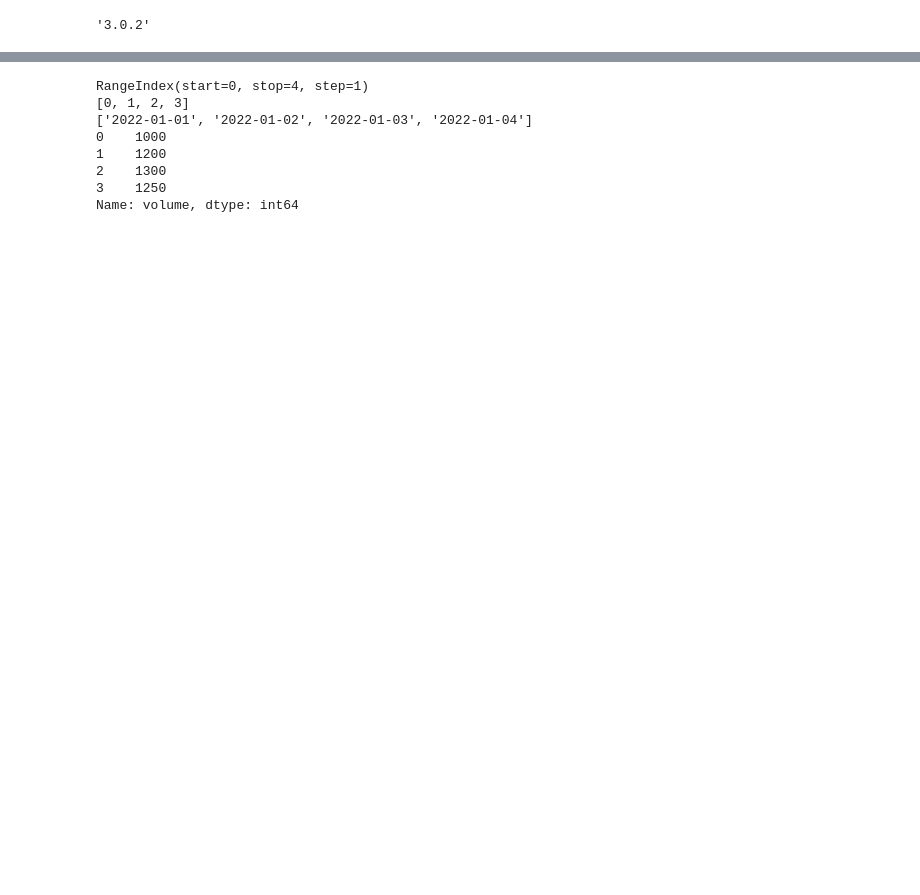
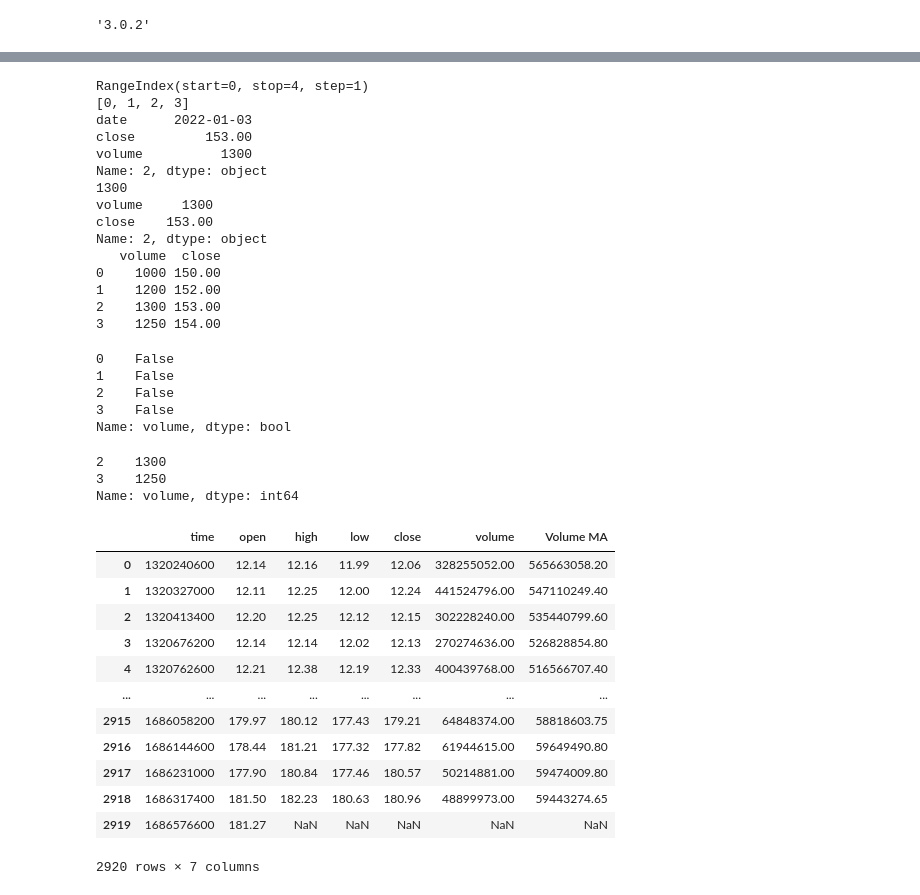
Before and after one commit to grazulisedgars/Python, a Jupyter notebook: chapter5.ipynb, the cells around one changed output, grey strips where cells are left out. Cells and saved outputs as stored; diff of their text form; code cells hidden in the pictures; blank space fills up the shorter version.

```diff
--- a/chapter5.ipynb
+++ b/chapter5.ipynb
@@ -1,5 +1,6 @@
 # %%
 import pandas as pd     # we import as pd so everytime when we call we just us pd instead of pandas
+pd.set_option('display.float_format', lambda x: '%.2f' % x)
 # %%
 pd.__version__
 # %% [output]
@@ -23,17 +24,59 @@ df # Because we are in jupyter notebook calling this give better output
 # %%
 print(df.index) # can access index
 print(list(df.index)) # can print them as lists
-print(list(df.date))
 
-print(df['volume'])
-
-# In the video up to 9:43 min
+#print(df['volume'])
+print(df.loc[2]) # We access 2nd row
+print(df.loc[2]['volume']) # We access specific value
+print(df.loc[2][['volume', 'close']]) # We can also access in such way using a list
+print(df[['volume','close']]) # this prints columns
 # %% [output]
 RangeIndex(start=0, stop=4, step=1)
 [0, 1, 2, 3]
-['2022-01-01', '2022-01-02', '2022-01-03', '2022-01-04']
-0    1000
-1    1200
-2    1300
-3    1250
-Name: volume, dtype: int64
+date      2022-01-03
+close         153.00
+volume          1300
+Name: 2, dtype: object
+1300
+volume     1300
+close    153.00
+Name: 2, dtype: object
+   volume  close
+0    1000 150.00
+1    1200 152.00
+2    1300 153.00
+3    1250 154.00
+# %%
+df['volume'] > 1300 # Gives output false as nothing in volume column is larger than 1300
+# %% [output]
+0    False
+1    False
+2    False
+3    False
+Name: volume, dtype: bool
+# %%
+df.loc[df['volume'] >= 1250]
+df.loc[(df['volume'] >= 1250) & (df['close'] > 153)]
+df.loc[(df['volume'] >= 1250) | (df['close'] > 153)] # | symbol means "or"
+df['volume'].loc[(df['volume'] >= 1300) | (df['close'] >153)] # We have isolated only volume part
+# %% [output]
+2    1300
+3    1250
+Name: volume, dtype: int64
+# %%
+df = pd.read_csv('APPL_1D.csv') #
+df                              # with this df we call to print it
+# %% [output]
+|  | time | open | high | low | close | volume | Volume MA |
+| 0 | 1320240600 | 12.14 | 12.16 | 11.99 | 12.06 | 328255052.00 | 565663058.20 |
+| 1 | 1320327000 | 12.11 | 12.25 | 12.00 | 12.24 | 441524796.00 | 547110249.40 |
+| 2 | 1320413400 | 12.20 | 12.25 | 12.12 | 12.15 | 302228240.00 | 535440799.60 |
+| 3 | 1320676200 | 12.14 | 12.14 | 12.02 | 12.13 | 270274636.00 | 526828854.80 |
+| 4 | 1320762600 | 12.21 | 12.38 | 12.19 | 12.33 | 400439768.00 | 516566707.40 |
+| ... | ... | ... | ... | ... | ... | ... | ... |
+| 2915 | 1686058200 | 179.97 | 180.12 | 177.43 | 179.21 | 64848374.00 | 58818603.75 |
+| 2916 | 1686144600 | 178.44 | 181.21 | 177.32 | 177.82 | 61944615.00 | 59649490.80 |
+| 2917 | 1686231000 | 177.90 | 180.84 | 177.46 | 180.57 | 50214881.00 | 59474009.80 |
+| 2918 | 1686317400 | 181.50 | 182.23 | 180.63 | 180.96 | 48899973.00 | 59443274.65 |
+| 2919 | 1686576600 | 181.27 | NaN | NaN | NaN | NaN | NaN |
+2920 rows × 7 columns
```
Also changed, not shown: parts of 13 cells of this notebook, 1 other file.
